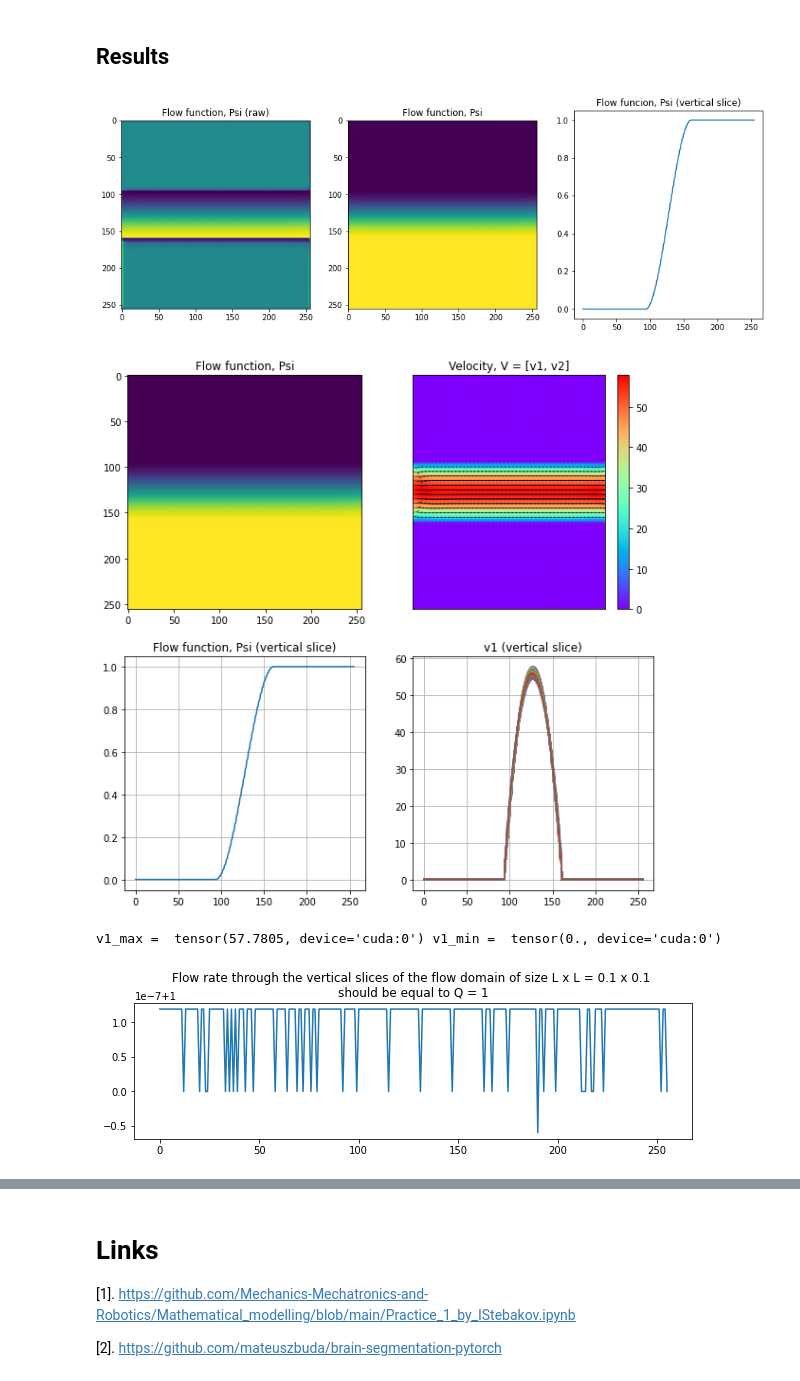
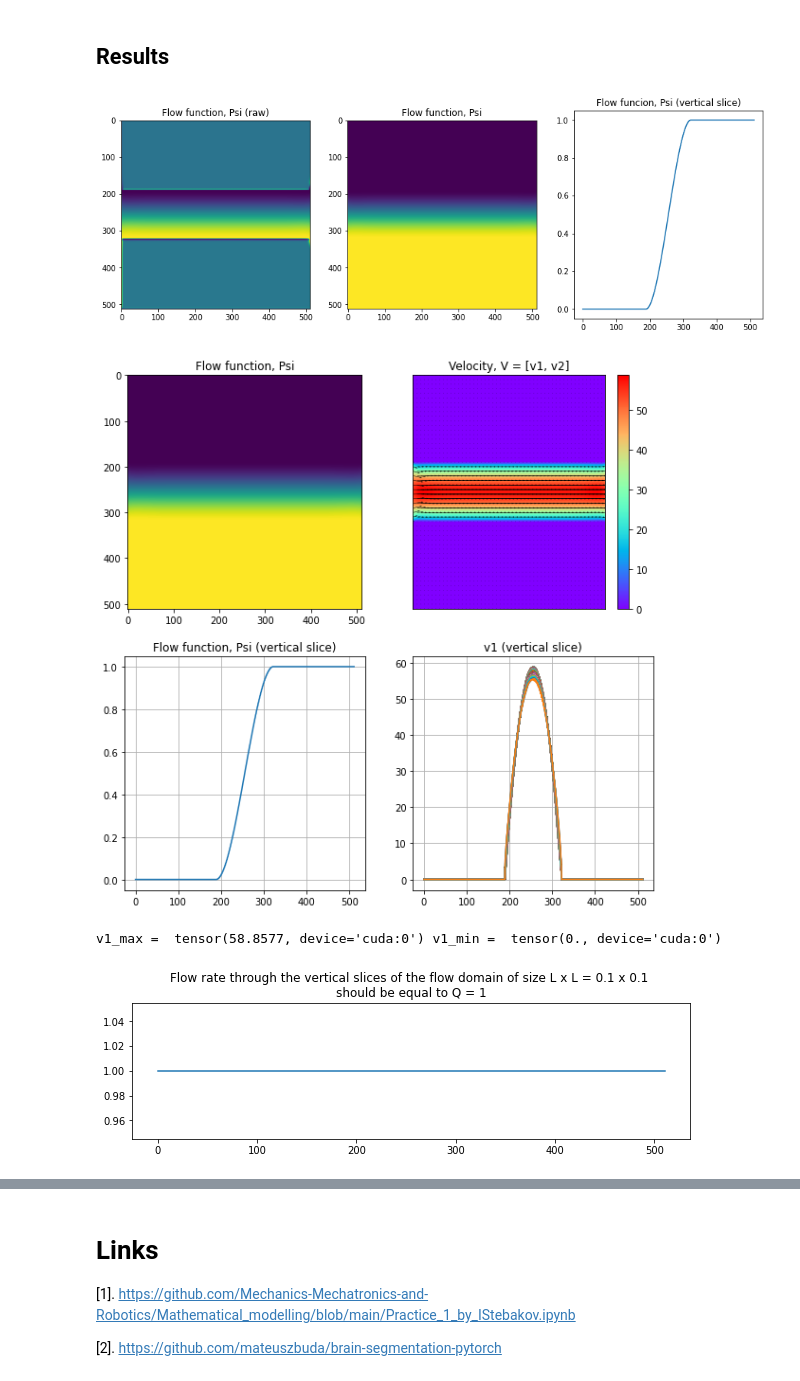
Before and after one commit to Mechanics-Mechatronics-and-Robotics/Physics-based-loss-and-machine-learning-approach-in-application-to-viscous-fluids-flow-modeling, a Jupyter notebook: Main.ipynb, the cells around one changed output, grey strips where cells are left out. Drawn from its saved outputs; the diff is of its cells as text; code cells hidden in the pictures.

```diff
--- a/Main.ipynb
+++ b/Main.ipynb
@@ -51,8 +51,8 @@ from PIL import Image
 ## Constants
 # %%
 #Training
-SIZE = 256 # image size
-EPOCHS = 20000
+SIZE = 512 # image size
+EPOCHS = 80000
 NoOfFeatures = 32 #32
 WORK_DIR = '/root/Physics_based_loss'
 #SCALE_FACTOR = 1 # muliplier for the loss function
@@ -980,37 +980,37 @@ plt.title('Flow funcion, Psi (vertical slice)')
 
 plt.show()
 # %% [output]
-[figure, old version]
+[figure, new version]
 # %%
 #Visualization
 nr=2
 nc=2
 fig = plt.figure(figsize=(FIGSIZE*nr, FIGSIZE*nc))
 plt.subplot(nr,nc,1)
 plt.imshow(psi_masked.to('cpu'))
 plt.title('Flow function, Psi')
 
 plt.subplot(nr,nc,2)
 vector_plot(np.meshgrid(-X1N,-X2N), [np.array(v1.cpu()),np.array(v2.cpu())],FIGSIZE,
-            'Velocity, V = [v1, v2]', 5)
+            'Velocity, V = [v1, v2]', 10)
 plt.xticks([])
 plt.yticks([])
 
 plt.subplot(nr,nc,3)
 plt.plot(psi_masked[:,sp].to('cpu'))
 plt.grid(True)
 plt.title('Flow function, Psi (vertical slice)')
 
 plt.subplot(nr,nc,4)
 plt.plot(v1.cpu())
 plt.grid(True)
 plt.title('v1 (vertical slice)')
 
 plt.show()
 print('v1_max = ', v1.max(), 'v1_min = ', v1.min())
 # %% [output]
-[figure, old version]
+[figure, new version]
-v1_max =  tensor(57.7805, device='cuda:0') v1_min =  tensor(0., device='cuda:0')
+v1_max =  tensor(58.8577, device='cuda:0') v1_min =  tensor(0., device='cuda:0')
 # %%
 # Check the flow rate
 Qch = torch.trapezoid(v1.t()) * DX1N * L
@@ -1020,7 +1020,7 @@ plt.plot(Qch.cpu())
 plt.title(f'Flow rate through the vertical slices of the flow domain of size L x L = {L} x {L} \nshould be equal to Q = {Q}')
 plt.show()
 # %% [output]
-[figure, old version]
+[figure, new version]
 # %%
 print('Q = ', Qch.mean().cpu().item(), '; Loss = ', power_loss(psi).cpu().item())
 # %% [output]
```
Also changed, not shown: parts of 10 cells of this notebook.
